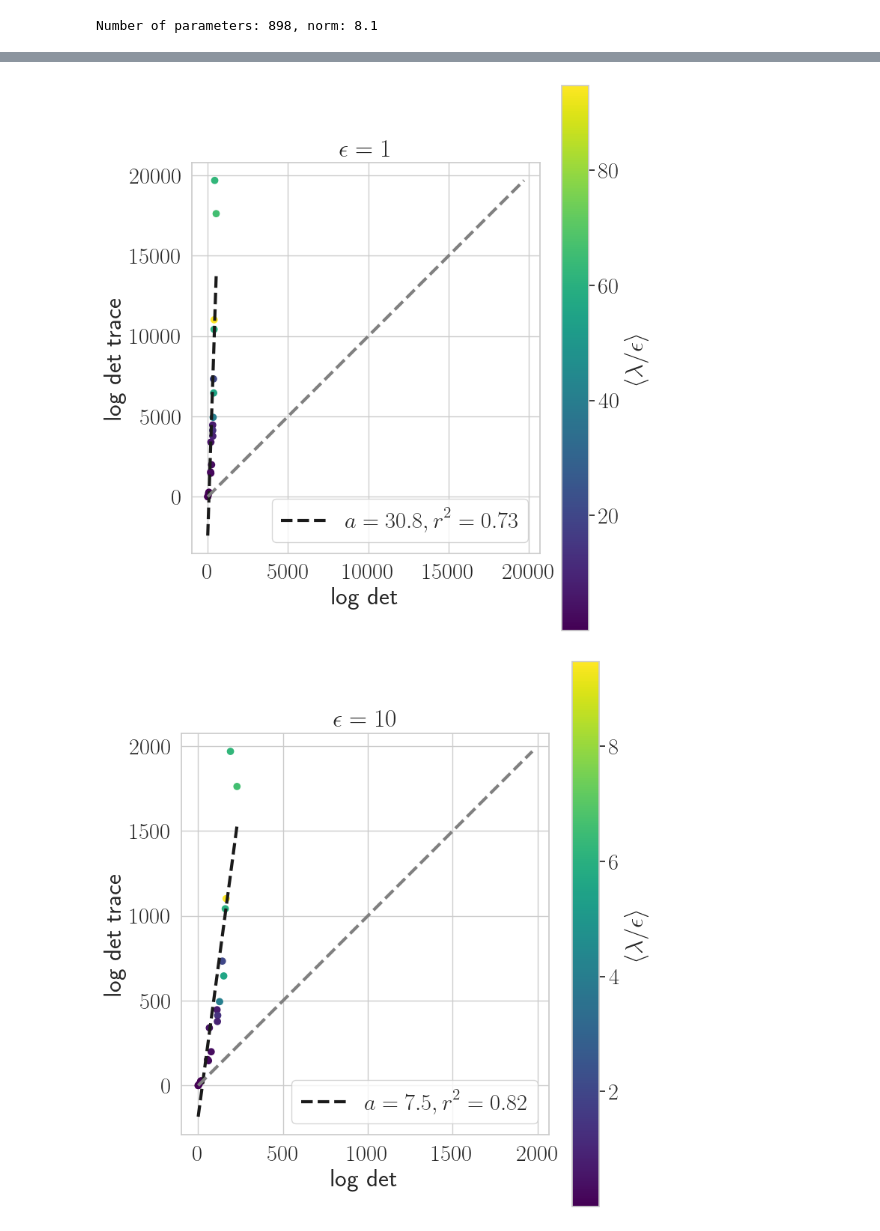
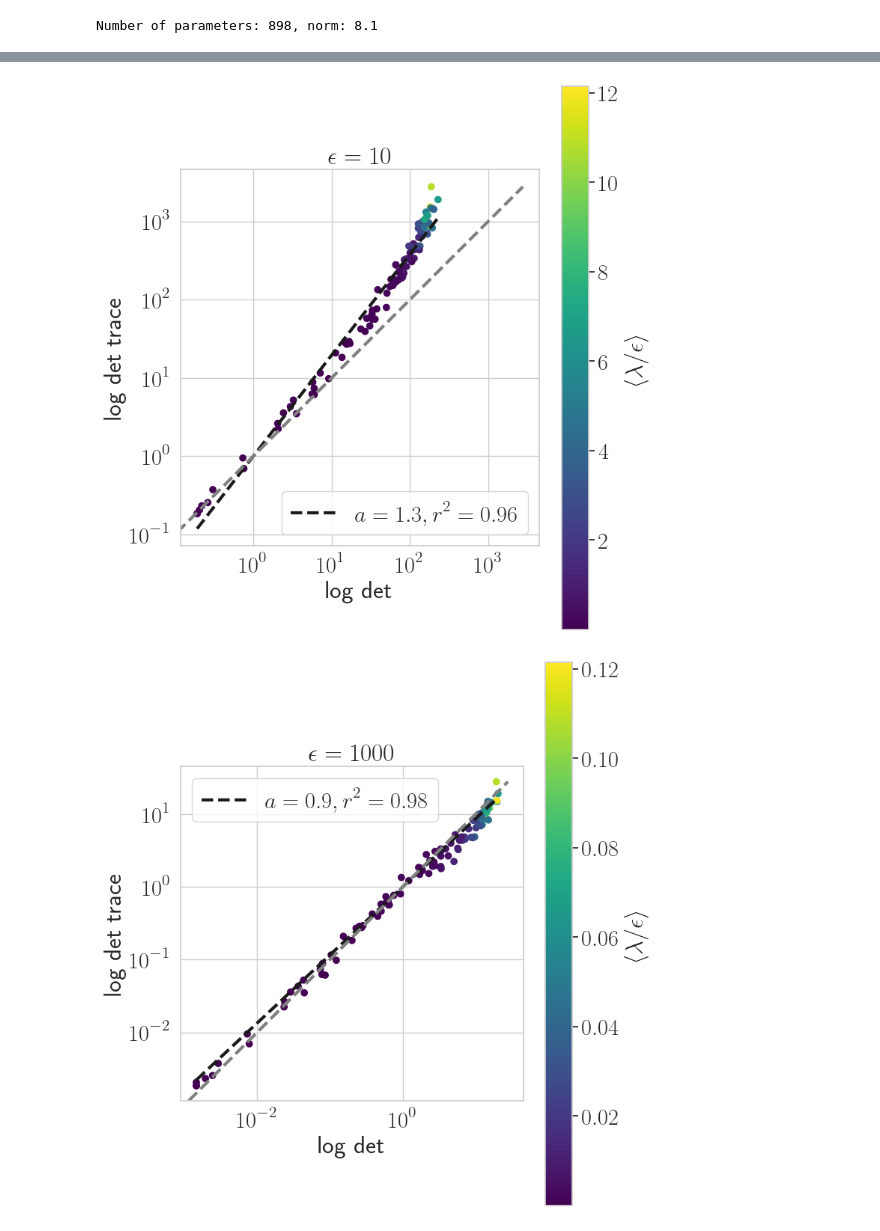
Before and after one commit to activatedgeek/function-space-map, a Jupyter notebook: notebooks/two_moons_objectives.ipynb, the cells around one changed output, grey strips where cells are left out. Cells and saved outputs as stored; diff of their text form; code cells hidden in the pictures.

```diff
--- a/notebooks/two_moons_objectives.ipynb
+++ b/notebooks/two_moons_objectives.ipynb
@@ -536,19 +517,22 @@ print(f'Number of parameters: {param_size(p)}, norm: {tree_norm(p).item():.1f}')
 # %% [output]
 Number of parameters: 898, norm: 8.1
 # %%
-points = 20
+points = 100
 x_context = x_test
 # trace estimator
-n_samples = 100
+n_samples = 10
 sigma = 0.01 # noise scale
 normalize = True
 
-for jitter in [1e-6, 1e-3, 1, 10, 1000]:
+max_scale = 10
+for jitter in [1e-3, 1, 10, 1000]:
     logdet_svds = []
+    logdet_first_order = []
     logdet_traces = []
     eig_over_jitter = []
+    max_eig_over_jitter = []
+    condition = []
     rng_key = jax.random.PRNGKey(0)
-    max_scale = 10
     for _ in tqdm(range(points)):
         rng_key, rng_key_sample = jax.random.split(rng_key)
         params = model.init(rng_key_sample, x_train[0][None, :])
@@ -559,11 +543,18 @@ for jitter in [1e-6, 1e-3, 1, 10, 1000]:
         logdet_svd, eig = log_det_K_svd(model, params, x_context, jitter, return_eig=True)
         logdet_svds.append(logdet_svd)
         eig_over_jitter.append(eig.mean().item() / jitter)
+        max_eig_over_jitter.append(eig.max().item() / jitter)
+        condition.append(eig.max().item() / eig.min().item())
         logdet_traces.append(log_det_trace_estimator(model, params, x_context, jitter, sigma, n_samples, normalize).item())
+        logdet_first_order.append(log_det_K_svd_first_order(model, params, x_context, jitter))
 
     logdet_traces = np.array(logdet_traces)
     logdet_svds = np.array(logdet_svds)
+    logdet_first_order = np.array(logdet_first_order)
+    condition = np.array(condition)
 
-    plot_compare(logdet_svds, logdet_traces, eig_over_jitter, 'log det', 'log det trace', r'$\langle \lambda / \epsilon \rangle$', rf'$\epsilon = {jitter}$')
+
+    plot_compare(logdet_svds, logdet_traces, eig_over_jitter, 'log det', 'log det trace', r'$\langle \lambda / \epsilon \rangle$', rf'$\epsilon = {jitter}$', log_axes=True)
     plt.savefig(f'objectives/trace_approx_eps{jitter}.png')
+    plt.show()
 # %% [output]
@@ -572,2 +563,2 @@ for jitter in [1e-6, 1e-3, 1, 10, 1000]:
-[figure, old version]
+[figure, new version]
-[figure, old version]
+[figure, new version]
```
Also changed, not shown: parts of 6 cells of this notebook.
